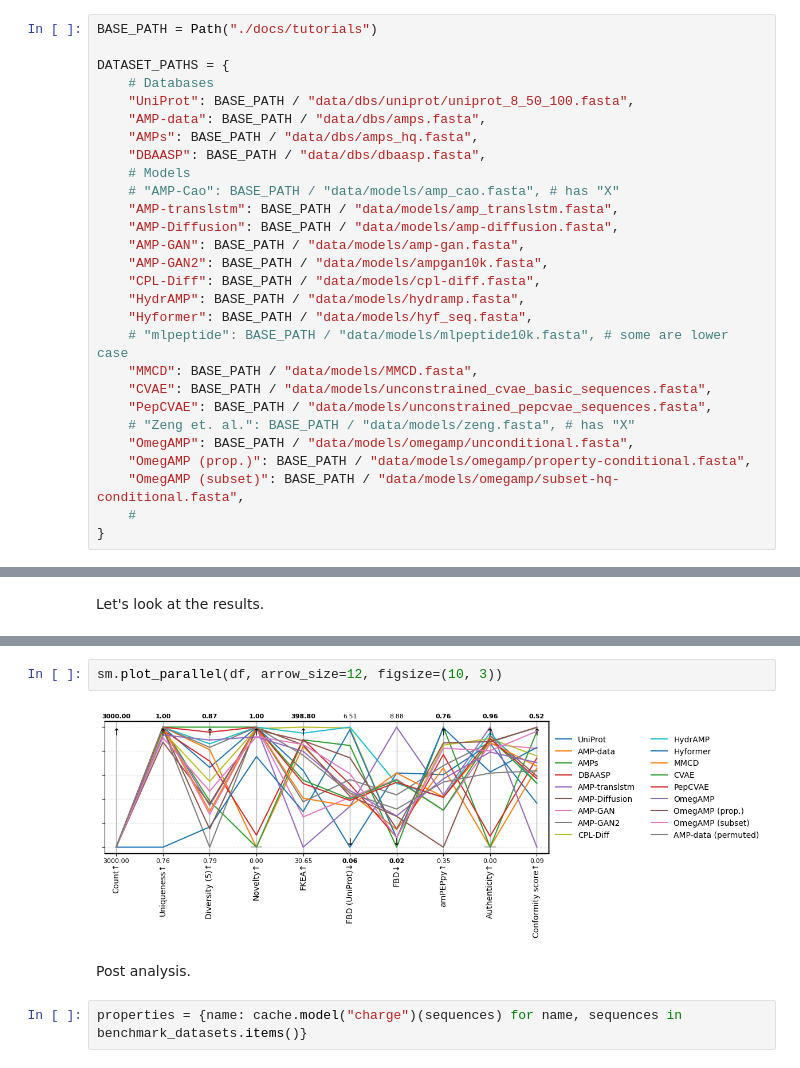
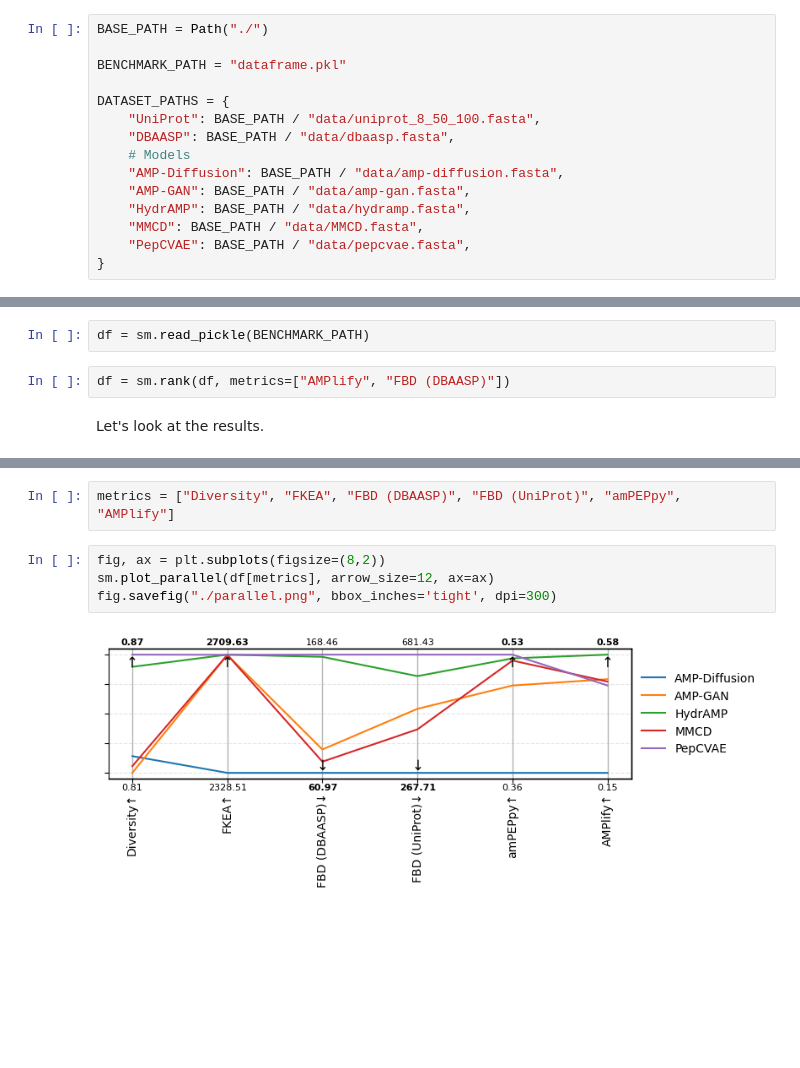
Before and after one commit to szczurek-lab/seqme-reproducibility, a Jupyter notebook: notebooks/1_benchmark.ipynb, the cells around one changed output, grey strips where cells are left out. Drawn from its saved outputs; the diff is of its cells as text; blank space fills up the shorter version.

Commit message:
Update benchmark

```diff
--- a/notebooks/1_benchmark.ipynb
+++ b/notebooks/1_benchmark.ipynb
@@ -23,30 +26,17 @@ Let's load the datasets.
 # %%
-BASE_PATH = Path("./docs/tutorials")
+BASE_PATH = Path("./")
+
+BENCHMARK_PATH = "dataframe.pkl"
 
 DATASET_PATHS = {
-    # Databases
-    "UniProt": BASE_PATH / "data/dbs/uniprot/uniprot_8_50_100.fasta",
-    "AMP-data": BASE_PATH / "data/dbs/amps.fasta",
-    "AMPs": BASE_PATH / "data/dbs/amps_hq.fasta",
-    "DBAASP": BASE_PATH / "data/dbs/dbaasp.fasta",
+    "UniProt": BASE_PATH / "data/uniprot_8_50_100.fasta",
+    "DBAASP": BASE_PATH / "data/dbaasp.fasta",
     # Models
-    # "AMP-Cao": BASE_PATH / "data/models/amp_cao.fasta", # has "X"
-    "AMP-translstm": BASE_PATH / "data/models/amp_translstm.fasta",
-    "AMP-Diffusion": BASE_PATH / "data/models/amp-diffusion.fasta",
-    "AMP-GAN": BASE_PATH / "data/models/amp-gan.fasta",
-    "AMP-GAN2": BASE_PATH / "data/models/ampgan10k.fasta",
-    "CPL-Diff": BASE_PATH / "data/models/cpl-diff.fasta",
-    "HydrAMP": BASE_PATH / "data/models/hydramp.fasta",
-    "Hyformer": BASE_PATH / "data/models/hyf_seq.fasta",
-    # "mlpeptide": BASE_PATH / "data/models/mlpeptide10k.fasta", # some are lower case
-    "MMCD": BASE_PATH / "data/models/MMCD.fasta",
-    "CVAE": BASE_PATH / "data/models/unconstrained_cvae_basic_sequences.fasta",
-    "PepCVAE": BASE_PATH / "data/models/unconstrained_pepcvae_sequences.fasta",
-    # "Zeng et. al.": BASE_PATH / "data/models/zeng.fasta", # has "X"
-    "OmegAMP": BASE_PATH / "data/models/omegamp/unconditional.fasta",
-    "OmegAMP (prop.)": BASE_PATH / "data/models/omegamp/property-conditional.fasta",
-    "OmegAMP (subset)": BASE_PATH / "data/models/omegamp/subset-hq-conditional.fasta",
-    #
+    "AMP-Diffusion": BASE_PATH / "data/amp-diffusion.fasta",
+    "AMP-GAN": BASE_PATH / "data/amp-gan.fasta",
+    "HydrAMP": BASE_PATH / "data/hydramp.fasta",
+    "MMCD": BASE_PATH / "data/MMCD.fasta",
+    "PepCVAE": BASE_PATH / "data/pepcvae.fasta",
 }
 # %%
 datasets = {name: sm.read_fasta(path) for name, path in DATASET_PATHS.items()}
@@ -354,3 +196,7 @@ OUT_CACHE_PATH = "new_cache.pkl"
 sm.to_pickle(cache.get(), OUT_CACHE_PATH)
+# %%
+df = sm.read_pickle(BENCHMARK_PATH)
+# %%
+df = sm.rank(df, metrics=["AMPlify", "FBD (DBAASP)"])
 # %% [markdown]
 Let's look at the results.
@@ -377,8 +214,8 @@ sm.show(df, color_style="bar")
+# %%
+metrics = ["Diversity", "FKEA", "FBD (DBAASP)", "FBD (UniProt)", "amPEPpy", "AMPlify"]
 # %%
-sm.plot_parallel(df, arrow_size=12, figsize=(10, 3))
+fig, ax = plt.subplots(figsize=(8,2))
+sm.plot_parallel(df[metrics], arrow_size=12, ax=ax)
+fig.savefig("./parallel.png", bbox_inches='tight', dpi=300)
 # %% [output]
-[figure, old version]
+[figure, new version]
-# %% [markdown]
-Post analysis.
-# %%
-properties = {name: cache.model("charge")(sequences) for name, sequences in benchmark_datasets.items()}
```
Also changed, not shown: parts of 28 cells of this notebook, 2 other files.
